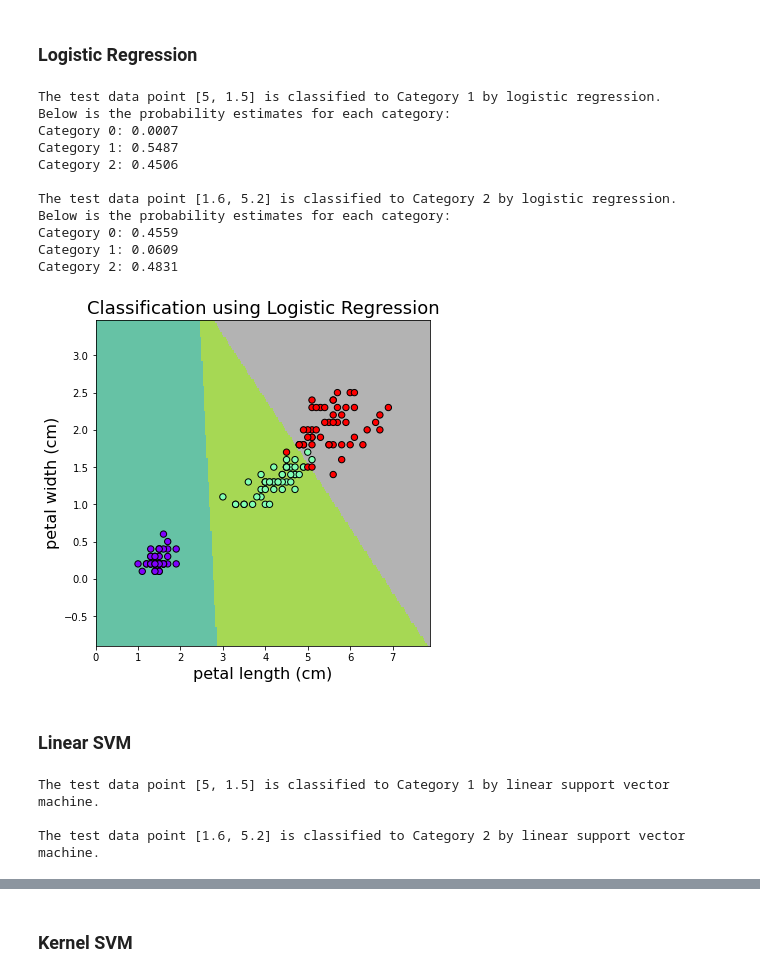
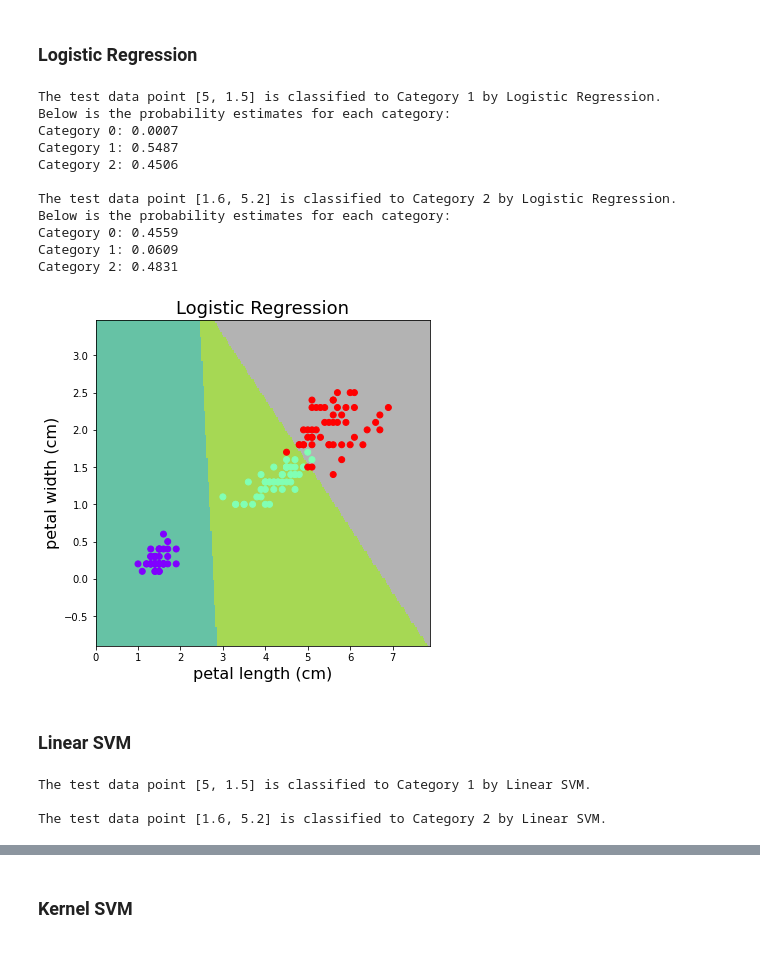
Before and after one commit to PEESEgroup/SysEn6880, a Jupyter notebook: Classification.ipynb, the cells around one changed output, grey strips where cells are left out. Cells and saved outputs as stored; diff of their text form; code cells hidden in the pictures.

```diff
--- a/Classification.ipynb
+++ b/Classification.ipynb
@@ -266,16 +274,16 @@ lr_model.fit(X, Y)
 
 # call the predict_test function to predict the test data
 Xtest = [[5, 1.5], [1.6, 5.2]]
-model_name = "logistic regression"
+model_name = "Logistic Regression"
 predict_test(Xtest, lr_model, model_name)
 # %% [output]
-The test data point [5, 1.5] is classified to Category 1 by logistic regression.
+The test data point [5, 1.5] is classified to Category 1 by Logistic Regression.
 Below is the probability estimates for each category:
 Category 0: 0.0007
 Category 1: 0.5487
 Category 2: 0.4506
 
-The test data point [1.6, 5.2] is classified to Category 2 by logistic regression.
+The test data point [1.6, 5.2] is classified to Category 2 by Logistic Regression.
 Below is the probability estimates for each category:
 Category 0: 0.4559
 Category 1: 0.0609
@@ -283,26 +291,14 @@ Category 2: 0.4831
 # %%
 # plot the decision boundary of the logistic regression model
 
 h = 0.03  # set the step size of the mesh grid as h
 
 # call the function meshgrid_predict to generate the grid data
 xx, yy, Z = meshgrid_predict(X[:, 0], X[:, 1], h, lr_model)
-
-# plot the decision boundary
-plt.figure(1, figsize=(6,6))
-plt.pcolormesh(xx, yy, Z, shading='auto', cmap='Set2')
-
-# plot the training dataset
-plt.scatter(X[:, 0], X[:, 1], c=Y, edgecolors='k', cmap='rainbow', s=40)
-plt.title("Classification using Logistic Regression", fontsize=18)
-plt.xlabel(iris.feature_names[2], fontsize=16)
-plt.ylabel(iris.feature_names[3], fontsize=16)
-
-plt.xlim(xx.min(), xx.max())
-plt.ylim(yy.min(), yy.max())
+make_plot(xx, yy, Z, X, Y, model_name)
 plt.show()
 # %% [output]
-[figure, old version]
+[figure, new version]
 # %% [markdown]
 ### Linear SVM
 # %%
@@ -315,12 +311,12 @@ lsvm_model.fit(X, Y)
 
 # call the predict_test function to predict the test data
 Xtest = [[5, 1.5], [1.6, 5.2]]
-model_name = "linear support vector machine"
+model_name = "Linear SVM"
 predict_test(Xtest, lsvm_model, model_name)
 # %% [output]
-The test data point [5, 1.5] is classified to Category 1 by linear support vector machine.
+The test data point [5, 1.5] is classified to Category 1 by Linear SVM.
 
-The test data point [1.6, 5.2] is classified to Category 2 by linear support vector machine.
+The test data point [1.6, 5.2] is classified to Category 2 by Linear SVM.
 # %%
 # set the step size of the mesh grid as h
 h = 0.01
```
Also changed, not shown: parts of 13 cells of this notebook, 1 other file.
